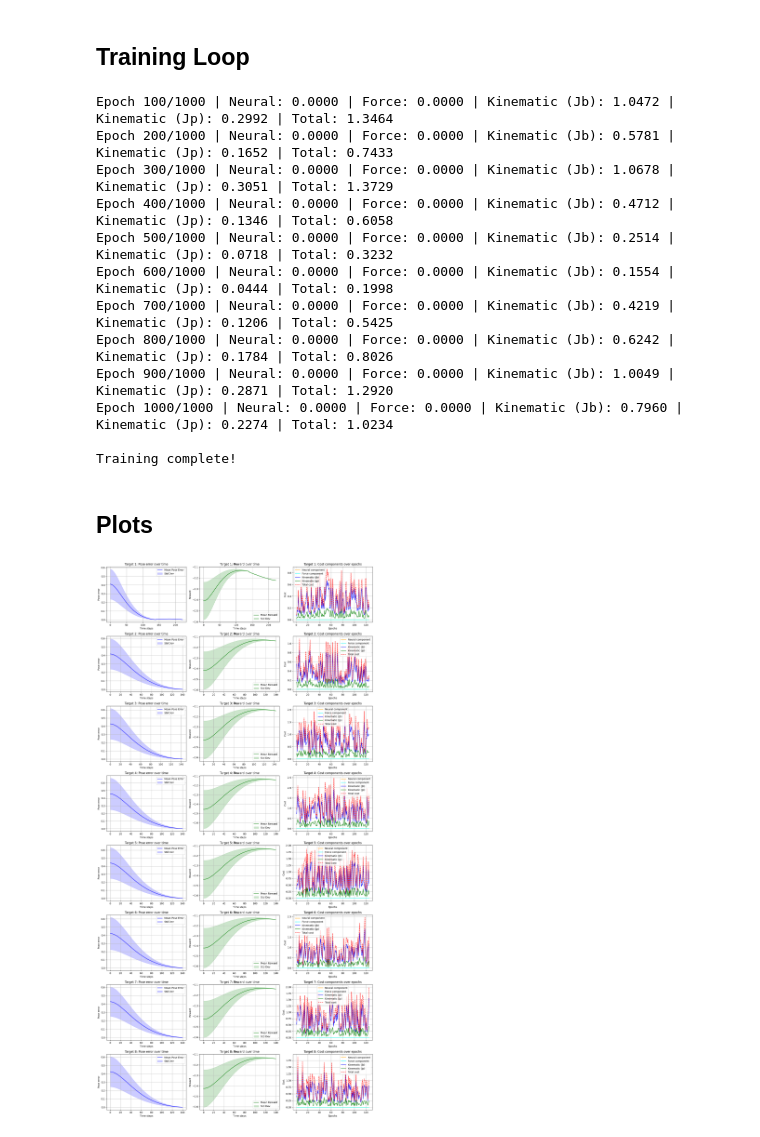
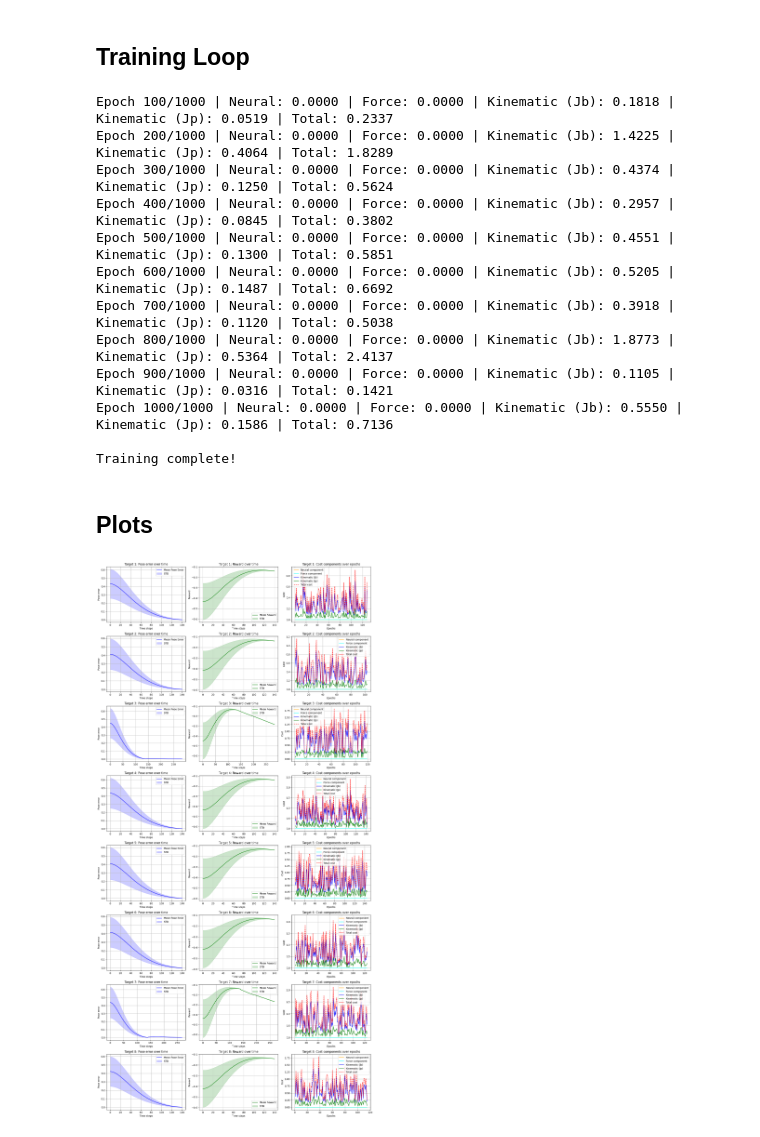
Before and after one commit to MetthewB/NX-492, a Jupyter notebook: script/myoelbow.ipynb, the cells around one changed output. Drawn from its saved outputs; the diff is of its cells as text; code cells hidden in the pictures.

Commit message:
Randomized trials

```diff
--- a/script/myoelbow.ipynb
+++ b/script/myoelbow.ipynb
@@ -502,7 +504,7 @@ target_results = {i: {"pose_errors": [], "rewards": [], "costs": {"neural": [],
 
 for epoch in range(num_epochs):
     # Select a fixed target position for this epoch
-    target_idx = epoch % len(fixed_target_qpos)
+    target_idx = random.randint(0, len(fixed_target_qpos) - 1)
     target_qpos = fixed_target_qpos[target_idx]
 
     # Reset the environment to the initial position
@@ -587,20 +589,20 @@ for epoch in range(num_epochs):
 
     # Print progress every epoch
     if (epoch + 1) % 100 == 0:
-        print(f"Epoch {epoch + 1}/{num_epochs} | Neural: {avg_costs['neural']:.4f} | Force: {avg_costs['force']:.4f} | Kinematic (Jb): {avg_costs['J_b']:.4f} | Kinematic (Jp): {avg_costs['J_p']:.4f} | Total: {avg_costs['total']:.4f}")
+        print(f"Epoch {epoch + 1}/{num_epochs}")
 
 print("\nTraining complete!")
 # %% [output]
-Epoch 100/1000 | Neural: 0.0000 | Force: 0.0000 | Kinematic (Jb): 1.0472 | Kinematic (Jp): 0.2992 | Total: 1.3464
-Epoch 200/1000 | Neural: 0.0000 | Force: 0.0000 | Kinematic (Jb): 0.5781 | Kinematic (Jp): 0.1652 | Total: 0.7433
-Epoch 300/1000 | Neural: 0.0000 | Force: 0.0000 | Kinematic (Jb): 1.0678 | Kinematic (Jp): 0.3051 | Total: 1.3729
-Epoch 400/1000 | Neural: 0.0000 | Force: 0.0000 | Kinematic (Jb): 0.4712 | Kinematic (Jp): 0.1346 | Total: 0.6058
-Epoch 500/1000 | Neural: 0.0000 | Force: 0.0000 | Kinematic (Jb): 0.2514 | Kinematic (Jp): 0.0718 | Total: 0.3232
-Epoch 600/1000 | Neural: 0.0000 | Force: 0.0000 | Kinematic (Jb): 0.1554 | Kinematic (Jp): 0.0444 | Total: 0.1998
-Epoch 700/1000 | Neural: 0.0000 | Force: 0.0000 | Kinematic (Jb): 0.4219 | Kinematic (Jp): 0.1206 | Total: 0.5425
-Epoch 800/1000 | Neural: 0.0000 | Force: 0.0000 | Kinematic (Jb): 0.6242 | Kinematic (Jp): 0.1784 | Total: 0.8026
-Epoch 900/1000 | Neural: 0.0000 | Force: 0.0000 | Kinematic (Jb): 1.0049 | Kinematic (Jp): 0.2871 | Total: 1.2920
-Epoch 1000/1000 | Neural: 0.0000 | Force: 0.0000 | Kinematic (Jb): 0.7960 | Kinematic (Jp): 0.2274 | Total: 1.0234
+Epoch 100/1000 | Neural: 0.0000 | Force: 0.0000 | Kinematic (Jb): 0.1818 | Kinematic (Jp): 0.0519 | Total: 0.2337
+Epoch 200/1000 | Neural: 0.0000 | Force: 0.0000 | Kinematic (Jb): 1.4225 | Kinematic (Jp): 0.4064 | Total: 1.8289
+Epoch 300/1000 | Neural: 0.0000 | Force: 0.0000 | Kinematic (Jb): 0.4374 | Kinematic (Jp): 0.1250 | Total: 0.5624
+Epoch 400/1000 | Neural: 0.0000 | Force: 0.0000 | Kinematic (Jb): 0.2957 | Kinematic (Jp): 0.0845 | Total: 0.3802
+Epoch 500/1000 | Neural: 0.0000 | Force: 0.0000 | Kinematic (Jb): 0.4551 | Kinematic (Jp): 0.1300 | Total: 0.5851
+Epoch 600/1000 | Neural: 0.0000 | Force: 0.0000 | Kinematic (Jb): 0.5205 | Kinematic (Jp): 0.1487 | Total: 0.6692
+Epoch 700/1000 | Neural: 0.0000 | Force: 0.0000 | Kinematic (Jb): 0.3918 | Kinematic (Jp): 0.1120 | Total: 0.5038
+Epoch 800/1000 | Neural: 0.0000 | Force: 0.0000 | Kinematic (Jb): 1.8773 | Kinematic (Jp): 0.5364 | Total: 2.4137
+Epoch 900/1000 | Neural: 0.0000 | Force: 0.0000 | Kinematic (Jb): 0.1105 | Kinematic (Jp): 0.0316 | Total: 0.1421
+Epoch 1000/1000 | Neural: 0.0000 | Force: 0.0000 | Kinematic (Jb): 0.5550 | Kinematic (Jp): 0.1586 | Total: 0.7136
 
 Training complete!
 # %% [markdown]
@@ -611,11 +613,11 @@ fig, axes = plt.subplots(len(fixed_target_qpos), 3, figsize=(16, 4 * len(fixed_t
 for target_idx, target_data in target_results.items():
     # Plot mean and std of pose errors
     pose_errors = target_data["pose_errors"]  # List of lists
-    max_length = max(len(epoch) for epoch in pose_errors)  # Find the maximum length
+    max_length = max(len(epoch) for epoch in pose_errors)
     padded_pose_errors = np.array([np.pad(epoch, (0, max_length - len(epoch)), constant_values=np.nan) for epoch in pose_errors])  # Pad with NaN
 
-    mean_pose_errors = np.nanmean(padded_pose_errors, axis=0)  # Mean over epochs, ignoring NaN
-    std_pose_errors = np.nanstd(padded_pose_errors, axis=0)    # Std over epochs, ignoring NaN
+    mean_pose_errors = np.nanmean(padded_pose_errors, axis=0)
+    std_pose_errors = np.nanstd(padded_pose_errors, axis=0)
 
     axes[target_idx, 0].plot(range(len(mean_pose_errors)), mean_pose_errors, label="Mean Pose Error", color="blue")
     axes[target_idx, 0].fill_between(
@@ -624,7 +626,7 @@ for target_idx, target_data in target_results.items():
         mean_pose_errors + std_pose_errors,
         color="blue",
         alpha=0.2,
-        label="Std Dev"
+        label="STD"
     )
     axes[target_idx, 0].set_title(f"Target {target_idx + 1}: Pose error over time")
     axes[target_idx, 0].set_xlabel("Time steps")
@@ -634,41 +636,41 @@ for target_idx, target_data in target_results.items():
 
     # Plot mean and std of rewards
     rewards = target_data["rewards"]  # List of lists
-    max_length = max(len(epoch) for epoch in rewards)  # Find the maximum length
+    max_length = max(len(epoch) for epoch in rewards)
     padded_rewards = np.array([np.pad(epoch, (0, max_length - len(epoch)), constant_values=np.nan) for epoch in rewards])  # Pad with NaN
 
-    mean_rewards = np.nanmean(padded_rewards, axis=0)  # Mean over epochs, ignoring NaN
-    std_rewards = np.nanstd(padded_rewards, axis=0)    # Std over epochs, ignoring NaN
+    mean_rewards = np.nanmean(padded_rewards, axis=0)
+    std_rewards = np.nanstd(padded_rewards, axis=0)
 
     axes[target_idx, 1].plot(range(len(mean_rewards)), mean_rewards, label="Mean Reward", color="green")
     axes[target_idx, 1].fill_between(
         range(len(mean_rewards)),
         mean_rewards - std_rewards,
         mean_rewards + std_rewards,
         color="green",
         alpha=0.2,
-        label="Std Dev"
+        label="STD"
     )
     axes[target_idx, 1].set_title(f"Target {target_idx + 1}: Reward over time")
     axes[target_idx, 1].set_xlabel("Time steps")
     axes[target_idx, 1].set_ylabel("Reward")
     axes[target_idx, 1].legend()
     axes[target_idx, 1].grid()
 
     # Plot costs
-    num_cost_epochs = len(target_data["costs"]["total"])  # Dynamically determine the number of epochs
+    num_cost_epochs = len(target_data["costs"]["total"])
     axes[target_idx, 2].plot(range(1, num_cost_epochs + 1), target_data["costs"]["neural"], label="Neural component", color="orange")
     axes[target_idx, 2].plot(range(1, num_cost_epochs + 1), target_data["costs"]["force"], label="Force component", color="cyan")
     axes[target_idx, 2].plot(range(1, num_cost_epochs + 1), target_data["costs"]["J_b"], label="Kinematic (Jb)", color="blue")
     axes[target_idx, 2].plot(range(1, num_cost_epochs + 1), target_data["costs"]["J_p"], label="Kinematic (Jp)", color="green")
     axes[target_idx, 2].plot(range(1, num_cost_epochs + 1), target_data["costs"]["total"], label="Total cost", linestyle="--", color="red")
     axes[target_idx, 2].set_title(f"Target {target_idx + 1}: Cost components over epochs")
     axes[target_idx, 2].set_xlabel("Epochs")
     axes[target_idx, 2].set_ylabel("Cost")
     axes[target_idx, 2].legend()
     axes[target_idx, 2].grid()
 
 plt.tight_layout()
 plt.show()
 # %% [output]
-[figure, old version]
+[figure, new version]
```
Also changed, not shown: parts of 1 cell of this notebook.
